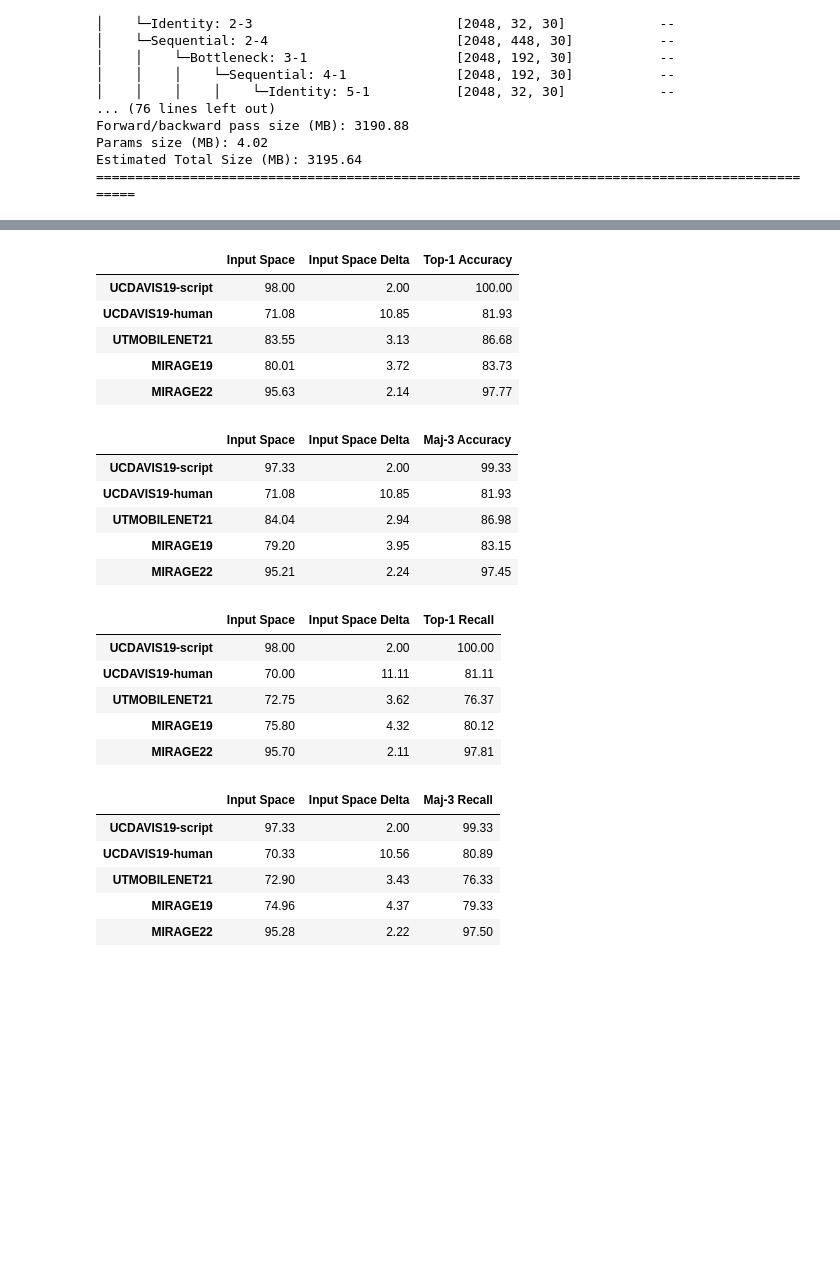
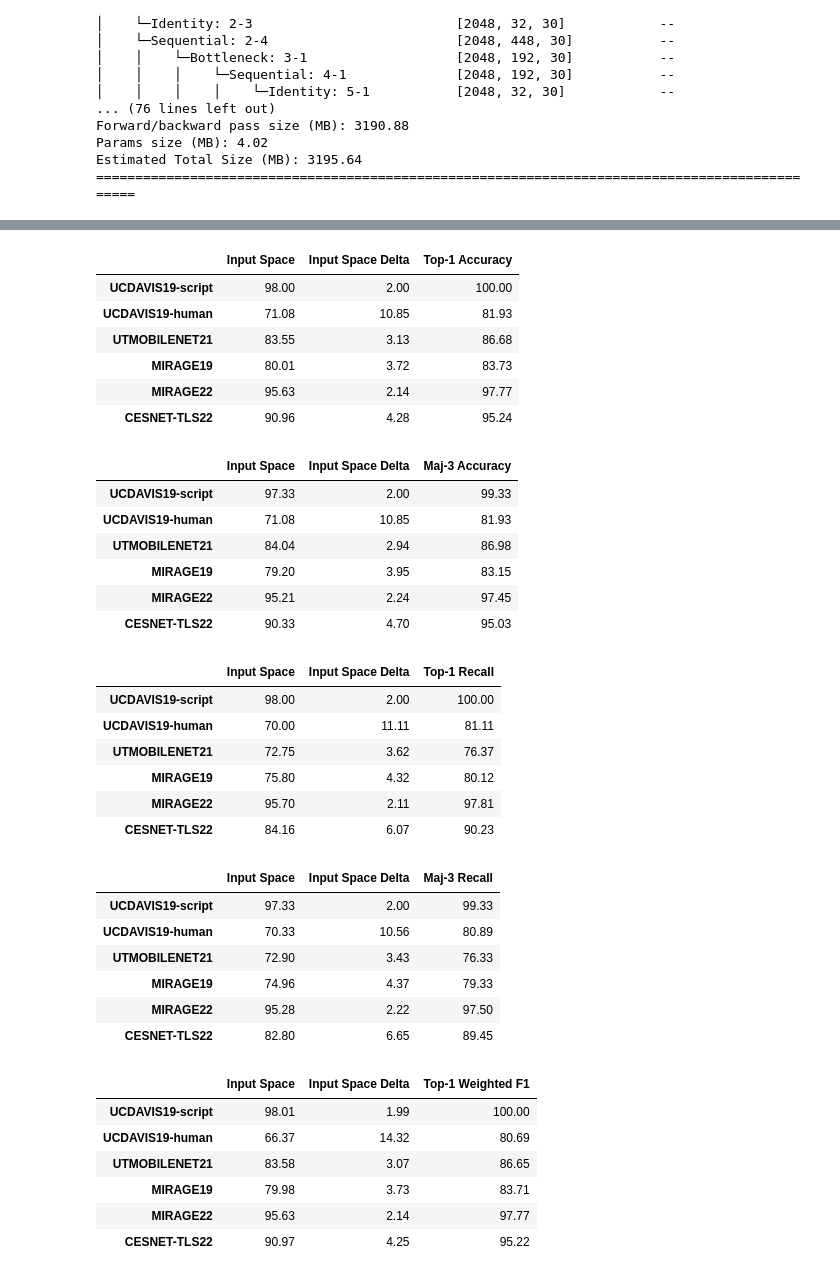
Before and after one commit to CESNET/cesnet-tcexamples, a Jupyter notebook: notebooks/cross_dataset_embedding_function.ipynb, the cells around one changed output, grey strips where cells are left out. Drawn from its saved outputs; the diff is of its cells as text; code cells hidden in the pictures; blank space fills up the shorter version.

Commit message:
Add measuring of the weighted f1-score metric

```diff
--- a/notebooks/cross_dataset_embedding_function.ipynb
+++ b/notebooks/cross_dataset_embedding_function.ipynb
@@ -329,7 +329,7 @@ import time
 from collections import defaultdict
 
 import pandas as pd
-from sklearn.metrics import recall_score
+from sklearn.metrics import recall_score, f1_score
 
 EVALUATE_EMBEDDING_MODEL = True
 RANKING_N = 5
@@ -348,13 +348,13 @@ datasets = {
     "UTMOBILENET21": tcb.DATASETS.UTMOBILENET21,
     "MIRAGE19": tcb.DATASETS.MIRAGE19,
     "MIRAGE22": tcb.DATASETS.MIRAGE22,
-    # "CESNET-TLS22": "CESNET-TLS22",
+    "CESNET-TLS22": "CESNET-TLS22",
 }
 
 device = torch.device("cuda:0" if torch.cuda.is_available() else "cpu")
 embedding_model = embedding_model.to(device)
-per_dataset_model_metrics: dict = defaultdict(lambda: {"top1-acc": [], "top1-recall": [], "maj-acc": [], "maj-recall": []})
-per_dataset_baseline_metrics: dict = defaultdict(lambda: {"top1-acc": [], "top1-recall": [], "maj-acc": [], "maj-recall": []})
+per_dataset_model_metrics: dict = defaultdict(lambda: {"top1-acc": [], "top1-recall": [], "maj-acc": [], "maj-recall": [], "top1-f1": [], "maj-f1": []})
+per_dataset_baseline_metrics: dict = defaultdict(lambda: {"top1-acc": [], "top1-recall": [], "maj-acc": [], "maj-recall": [], "top1-f1": [], "maj-f1": []})
 for dataset_name, dataset_enum in datasets.items():
     print(f"\nProcessing dataset {dataset_name} with splits {SPLITS} (printing output for the first split)")
     for split_id in SPLITS:
@@ -392,10 +392,14 @@ for dataset_name, dataset_enum in datasets.items():
             maj_acc = (test_labels == maj_vote).mean()
             top1_recall = recall_score(test_labels, closest_1, average="macro", zero_division=0)
             maj_recall = recall_score(test_labels, maj_vote, average="macro", zero_division=0)
+            top1_f1 = f1_score(test_labels, closest_1, average="weighted", zero_division=0)
+            maj_f1 = f1_score(test_labels, maj_vote, average="weighted", zero_division=0)
             per_dataset_model_metrics[dataset_name]["top1-acc"].append(top1_acc)
             per_dataset_model_metrics[dataset_name]["top1-recall"].append(top1_recall)
+            per_dataset_model_metrics[dataset_name]["top1-f1"].append(top1_f1)
             per_dataset_model_metrics[dataset_name]["maj-recall"].append(maj_recall)
             per_dataset_model_metrics[dataset_name]["maj-acc"].append(maj_acc)
+            per_dataset_model_metrics[dataset_name]["maj-f1"].append(maj_f1)
             if split_id == 0: print(f"Embedding model top1-acc {top1_acc * 100:.2f}, maj-acc {maj_acc * 100:.2f}")
 
         if EVALUATE_INPUT_SPACE_BASELINE:
@@ -426,10 +430,14 @@ for dataset_name, dataset_enum in datasets.items():
             baseline_maj_acc = (test_labels == baseline_maj_vote).mean()
             baseline_top1_recall = recall_score(test_labels, baseline_closest_1, average="macro", zero_division=0)
             baseline_maj_recall = recall_score(test_labels, baseline_maj_vote, average="macro", zero_division=0)
+            baseline_top1_f1 = f1_score(test_labels, baseline_closest_1, average="weighted", zero_division=0)
+            baseline_maj_f1 = f1_score(test_labels, baseline_maj_vote, average="weighted", zero_division=0)
             per_dataset_baseline_metrics[dataset_name]["top1-acc"].append(baseline_top1_acc)
             per_dataset_baseline_metrics[dataset_name]["top1-recall"].append(baseline_top1_recall)
             per_dataset_baseline_metrics[dataset_name]["maj-acc"].append(baseline_maj_acc)
             per_dataset_baseline_metrics[dataset_name]["maj-recall"].append(baseline_maj_recall)
+            per_dataset_baseline_metrics[dataset_name]["top1-f1"].append(baseline_top1_f1)
+            per_dataset_baseline_metrics[dataset_name]["maj-f1"].append(baseline_maj_f1)
             if split_id == 0: print(f"Input space baseline top1-acc {baseline_top1_acc * 100:.2f}, maj-acc {baseline_maj_acc * 100:.2f}")
     # Average metrics across splits
     per_dataset_model_metrics[dataset_name] = {metric: np.mean(per_split_values) for metric, per_split_values in per_dataset_model_metrics[dataset_name].items()}
@@ -482,44 +499,59 @@ Input space baseline top1-acc 95.48, maj-acc 94.96
 # %%
 from IPython.display import display
 
 def prepare_metrics_df(per_dataset_model_metrics, per_dataset_baseline_metrics, metric: str, column_name: str) -> pd.DataFrame:
     df = pd.DataFrame.from_dict({d: m[metric] for d, m in per_dataset_model_metrics.items()}, orient="index", columns=[column_name])
     df[column_name] = (df[column_name] * 100).round(2)
     df.insert(0, "Input Space", df.index.map(lambda d: round(per_dataset_baseline_metrics[d][metric] * 100, 2)))
     df.insert(1, "Input Space Delta", df[column_name] - df["Input Space"])
     return df
 
 df_top1_acc = prepare_metrics_df(per_dataset_model_metrics, per_dataset_baseline_metrics, "top1-acc", "Top-1 Accuracy")
 df_top1_recall = prepare_metrics_df(per_dataset_model_metrics, per_dataset_baseline_metrics, "top1-recall", "Top-1 Recall")
 df_maj_acc = prepare_metrics_df(per_dataset_model_metrics, per_dataset_baseline_metrics, "maj-acc", f"Maj-{MAJVOTE_K} Accuracy")
 df_maj_recall = prepare_metrics_df(per_dataset_model_metrics, per_dataset_baseline_metrics, "maj-recall", f"Maj-{MAJVOTE_K} Recall")
+df_top1_f1 = prepare_metrics_df(per_dataset_model_metrics, per_dataset_baseline_metrics, "top1-f1", "Top-1 Weighted F1")
+df_maj_f1 = prepare_metrics_df(per_dataset_model_metrics, per_dataset_baseline_metrics, "maj-f1", f"Maj-{MAJVOTE_K} Weighted F1")
 
 display(df_top1_acc)
 display(df_maj_acc)
 display(df_top1_recall)
 display(df_maj_recall)
+display(df_top1_f1)
+display(df_maj_f1)
 # %% [output]
 |  | Input Space | Input Space Delta | Top-1 Accuracy |
 | UCDAVIS19-script | 98.00 | 2.00 | 100.00 |
 | UCDAVIS19-human | 71.08 | 10.85 | 81.93 |
 | UTMOBILENET21 | 83.55 | 3.13 | 86.68 |
 | MIRAGE19 | 80.01 | 3.72 | 83.73 |
 | MIRAGE22 | 95.63 | 2.14 | 97.77 |
+| CESNET-TLS22 | 90.96 | 4.28 | 95.24 |
 |  | Input Space | Input Space Delta | Maj-3 Accuracy |
 | UCDAVIS19-script | 97.33 | 2.00 | 99.33 |
 | UCDAVIS19-human | 71.08 | 10.85 | 81.93 |
 | UTMOBILENET21 | 84.04 | 2.94 | 86.98 |
 | MIRAGE19 | 79.20 | 3.95 | 83.15 |
 | MIRAGE22 | 95.21 | 2.24 | 97.45 |
+| CESNET-TLS22 | 90.33 | 4.70 | 95.03 |
 |  | Input Space | Input Space Delta | Top-1 Recall |
 | UCDAVIS19-script | 98.00 | 2.00 | 100.00 |
 | UCDAVIS19-human | 70.00 | 11.11 | 81.11 |
 | UTMOBILENET21 | 72.75 | 3.62 | 76.37 |
 | MIRAGE19 | 75.80 | 4.32 | 80.12 |
 | MIRAGE22 | 95.70 | 2.11 | 97.81 |
+| CESNET-TLS22 | 84.16 | 6.07 | 90.23 |
 |  | Input Space | Input Space Delta | Maj-3 Recall |
 | UCDAVIS19-script | 97.33 | 2.00 | 99.33 |
 | UCDAVIS19-human | 70.33 | 10.56 | 80.89 |
 | UTMOBILENET21 | 72.90 | 3.43 | 76.33 |
 | MIRAGE19 | 74.96 | 4.37 | 79.33 |
 | MIRAGE22 | 95.28 | 2.22 | 97.50 |
+| CESNET-TLS22 | 82.80 | 6.65 | 89.45 |
+|  | Input Space | Input Space Delta | Top-1 Weighted F1 |
+| UCDAVIS19-script | 98.01 | 1.99 | 100.00 |
+| UCDAVIS19-human | 66.37 | 14.32 | 80.69 |
+| UTMOBILENET21 | 83.58 | 3.07 | 86.65 |
+| MIRAGE19 | 79.98 | 3.73 | 83.71 |
+| MIRAGE22 | 95.63 | 2.14 | 97.77 |
+| CESNET-TLS22 | 90.97 | 4.25 | 95.22 |
```
Also changed, not shown: parts of 2 cells of this notebook.
